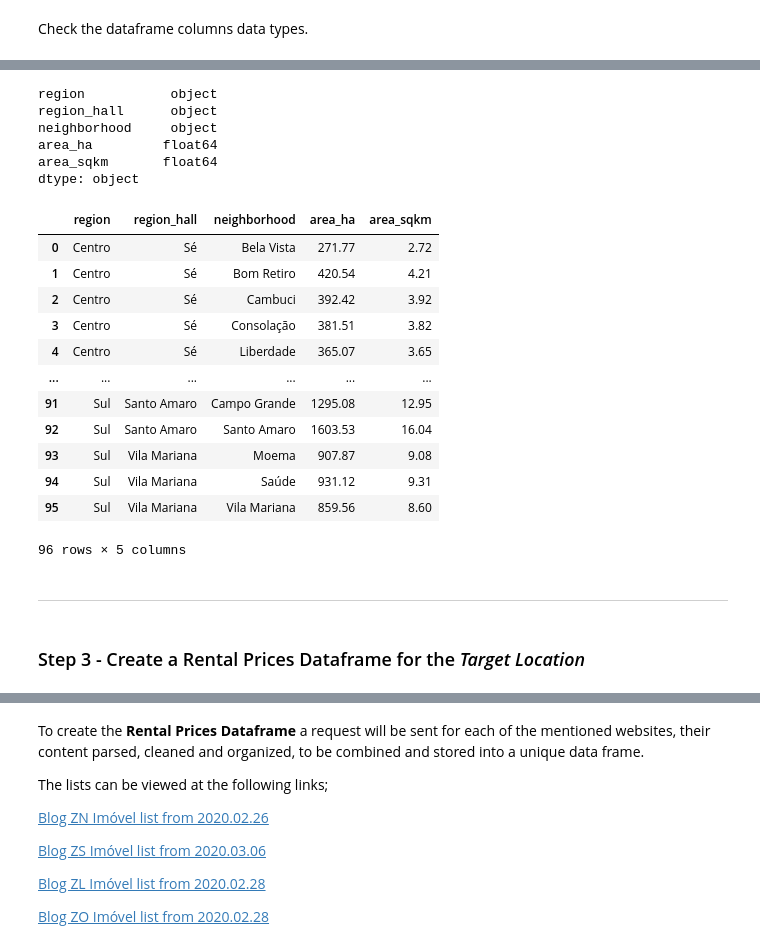
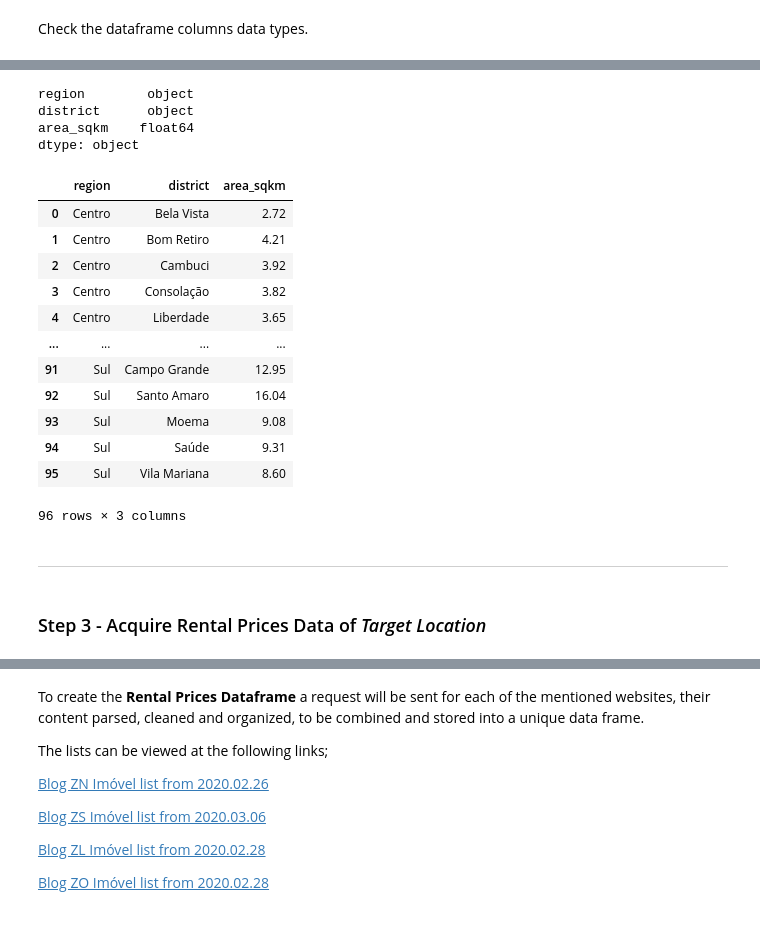
Before and after one commit to sjsilvabr/Coursera_Capstone, a Jupyter notebook: Capstone_Notebook.ipynb, the cells around one changed output, grey strips where cells are left out. Saved outputs shown, nothing was run; the diff lists cells and outputs as text; code cells hidden in the pictures.

```diff
--- a/Capstone_Notebook.ipynb
+++ b/Capstone_Notebook.ipynb
@@ -294,35 +296,28 @@ Extract the data to a temporary list, taking all the remarks above into consider
 # create an empty list to store temporary the data
 listtmp = []
 
-# run a loop through the rows
-# [actually it is a list object filled with lists]
+# run a loop through the rows [list represents the table]
 for i, row in enumerate(tabletmp):
 
-    # run a loop through the columns for the current row
-    # [actually items of each list inside the big list object]
+    # run a loop through the columns for the current row [list represntes the table rows]
     for j in range(len(row)):
 
         # read the data from right [index -1] to left [index 0]
-        # skip the last 3 empty columns [actually items]
+        # skip the last 3 empty columns [list items represent table cells]
         if row[len(row)-j-1] != '':
-            # store the numbner of features the current row contains (3,4,5) and break the inner loop
+            # store the numbner of features the current row contains (3, 4 or 5) and break the inner loop
             nfeatures = (len(row)-j)
             break
 
     # check the number of features
     if nfeatures == 5:
-        # five features means complete row with region and regional hall, store them in variables
+        # five features means complete row with region, store it in a variable
         vregion = row[0]
-        vrghall = row[1]
 
-    elif nfeatures == 4:
-        # four features means region missing, but with regional hall, store it in a variable
-        vrghall = row[0]
-
-    # three features means region and regional hall missing, the variables above will be used
+    # 3 or 4 features means region is missing, the variable above will be used
 
     # append the current row to the temporary list
-    listtmp.append([vregion, vrghall, row[nfeatures-3], row[nfeatures-2], row[nfeatures-1]])
+    listtmp.append([vregion, row[nfeatures-3], row[nfeatures-1]])
 # %% [markdown]
 Check the resulting list, head and tail.
 # %%
@@ -362,6 +357,6 @@ The list is ready to be stored in a dataframe. Create the __Neighborhoods Datafr
 # %%
 # create the dataframe
-df_neighborhoods = pd.DataFrame(data=listtmp, columns=column_names)
+df_districts = pd.DataFrame(data=listtmp, columns=column_names)
 # %% [markdown]
 Check the dataframe head, tail and shape.
 # %%
@@ -388,12 +383,10 @@ Convert the areas _string_ data to _float_ format. This will be done firstly rem
 # %%
 # remove thousand separator
-df_neighborhoods['area_ha'] = df_neighborhoods['area_ha'].apply(lambda x : x.replace('.', ''))
-df_neighborhoods['area_sqkm'] = df_neighborhoods['area_sqkm'].apply(lambda x : x.replace('.', ''))
+df_districts['area_sqkm'] = df_districts['area_sqkm'].apply(lambda x : x.replace('.', ''))
 
 # change decimal separator
-df_neighborhoods['area_ha'] = df_neighborhoods['area_ha'].apply(lambda x : x.replace(',', '.'))
-df_neighborhoods['area_sqkm'] = df_neighborhoods['area_sqkm'].apply(lambda x : x.replace(',', '.'))
+df_districts['area_sqkm'] = df_districts['area_sqkm'].apply(lambda x : x.replace(',', '.'))
 
 # check the head
-df_neighborhoods
+df_districts
 # %% [output]
@@ -427,35 +418,33 @@ Change the type of __area_ha__ and __area_sqkm__ columns from _object_ to _float
 # %%
-# convert the price column to float
-df_neighborhoods = df_neighborhoods.astype({'area_ha': 'float64', 'area_sqkm': 'float64'})
+# convert the area column to float
+df_districts = df_districts.astype({'area_sqkm': 'float64'})
 
 # print the columns data types
-df_neighborhoods.dtypes
+df_districts.dtypes
 # %% [output]
-region           object
-region_hall      object
-neighborhood     object
-area_ha         float64
-area_sqkm       float64
+region        object
+district      object
+area_sqkm    float64
 dtype: object
 # %%
 # check results
-df_neighborhoods
+df_districts
 # %% [output]
-|  | region | region_hall | neighborhood | area_ha | area_sqkm |
-| 0 | Centro | Sé | Bela Vista | 271.77 | 2.72 |
-| 1 | Centro | Sé | Bom Retiro | 420.54 | 4.21 |
-| 2 | Centro | Sé | Cambuci | 392.42 | 3.92 |
-| 3 | Centro | Sé | Consolação | 381.51 | 3.82 |
-| 4 | Centro | Sé | Liberdade | 365.07 | 3.65 |
-| ... | ... | ... | ... | ... | ... |
-| 91 | Sul | Santo Amaro | Campo Grande | 1295.08 | 12.95 |
-| 92 | Sul | Santo Amaro | Santo Amaro | 1603.53 | 16.04 |
-| 93 | Sul | Vila Mariana | Moema | 907.87 | 9.08 |
-| 94 | Sul | Vila Mariana | Saúde | 931.12 | 9.31 |
-| 95 | Sul | Vila Mariana | Vila Mariana | 859.56 | 8.60 |
+|  | region | district | area_sqkm |
+| 0 | Centro | Bela Vista | 2.72 |
+| 1 | Centro | Bom Retiro | 4.21 |
+| 2 | Centro | Cambuci | 3.92 |
+| 3 | Centro | Consolação | 3.82 |
+| 4 | Centro | Liberdade | 3.65 |
+| ... | ... | ... | ... |
+| 91 | Sul | Campo Grande | 12.95 |
+| 92 | Sul | Santo Amaro | 16.04 |
+| 93 | Sul | Moema | 9.08 |
+| 94 | Sul | Saúde | 9.31 |
+| 95 | Sul | Vila Mariana | 8.60 |
-96 rows × 5 columns
+96 rows × 3 columns
 # %% [markdown]
 ---
 # %% [markdown]
-### Step 3 - Create a Rental Prices Dataframe for the _Target Location_
+### Step 3 - Acquire Rental Prices Data of _Target Location_
 # %% [markdown]
```
Also changed, not shown: parts of 81 cells of this notebook.
